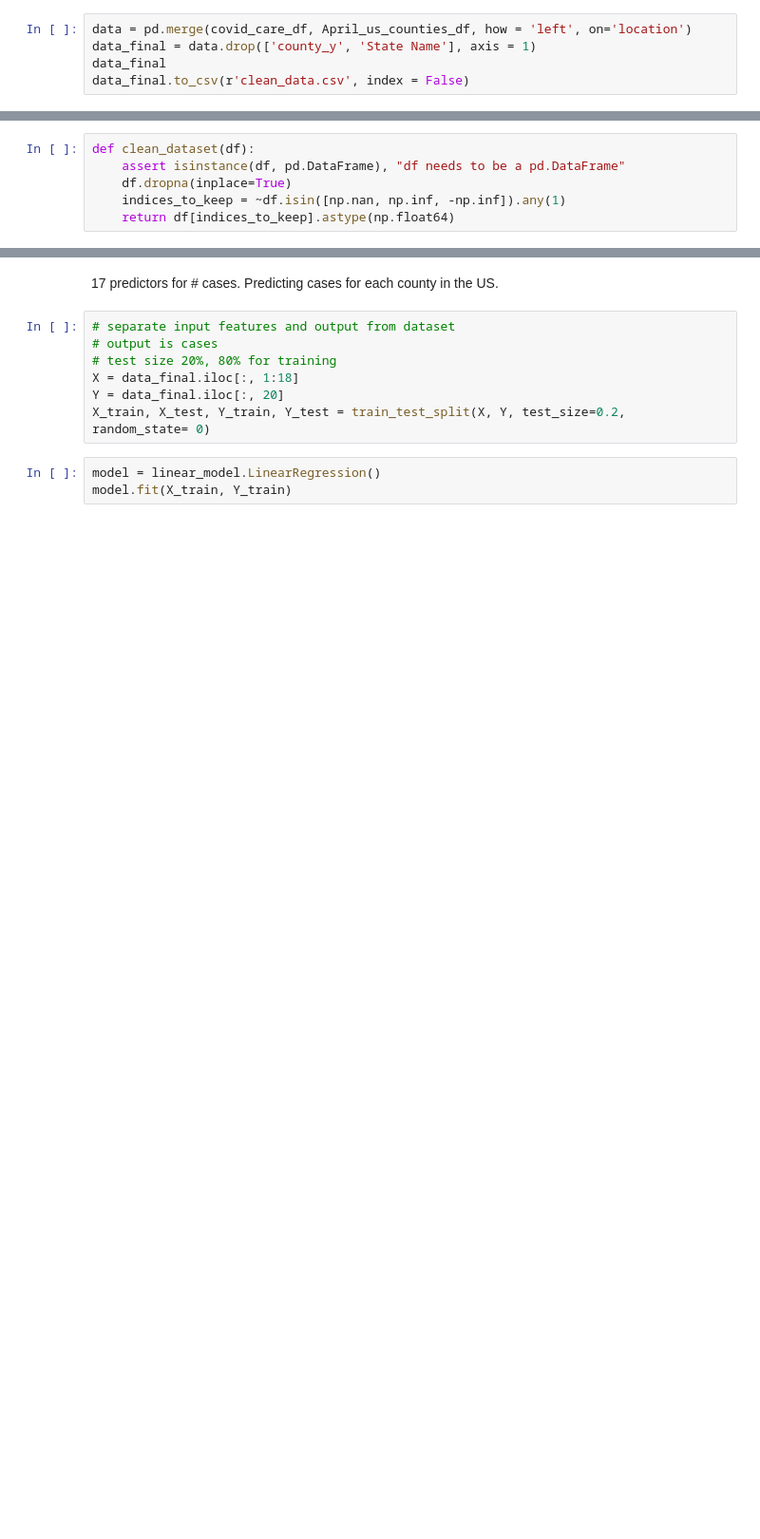
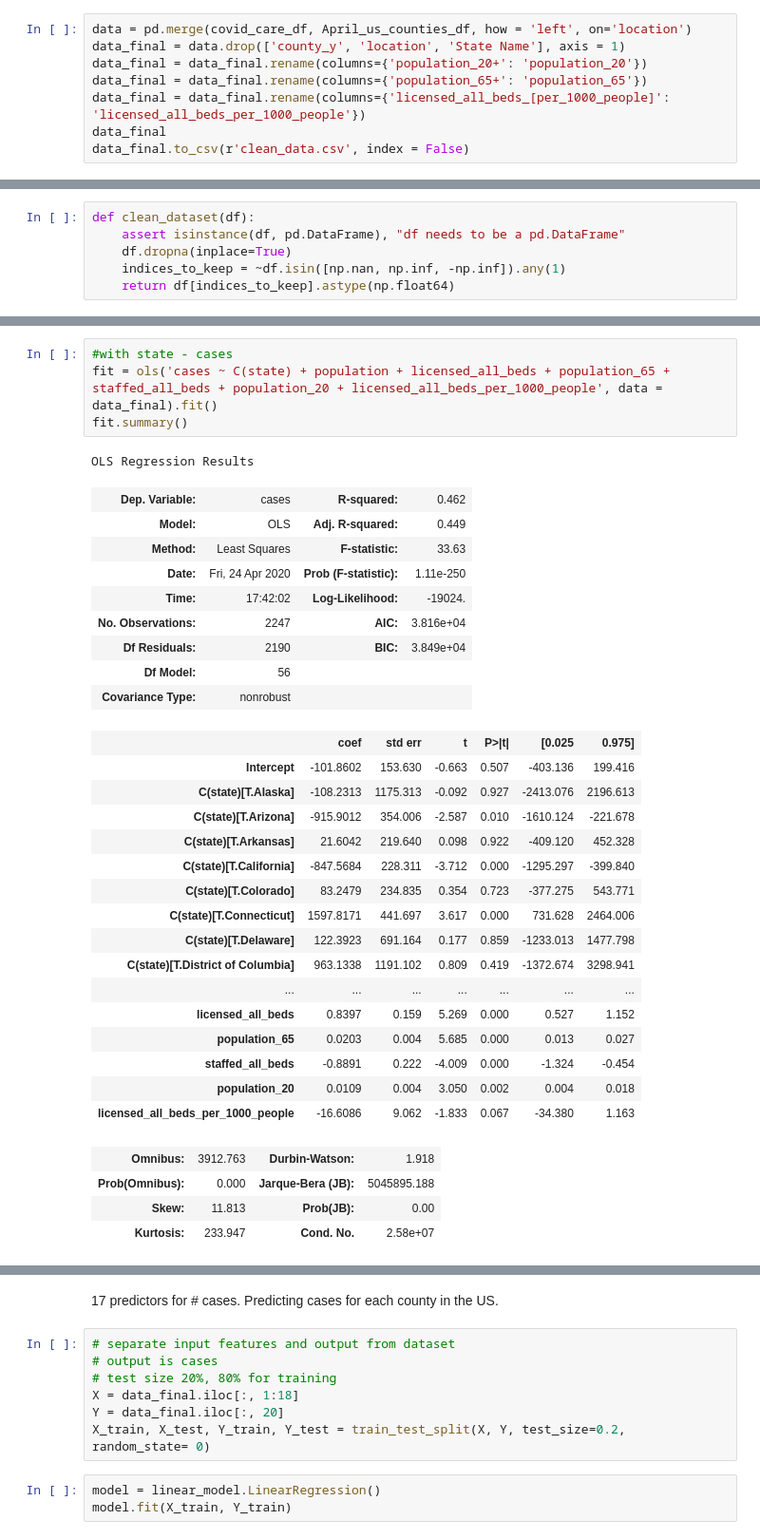
Before and after one commit to tiffttu/BINF_final, a Jupyter notebook: final_project.ipynb, the cells around one changed output, grey strips where cells are left out. Shown: that part at 95% size. Cells and saved outputs as stored; diff of their text form; blank space fills up the shorter version.

Commit message:
multiple linear regression

```diff
--- a/final_project.ipynb
+++ b/final_project.ipynb
@@ -70,6 +70,9 @@ April_us_counties_df
 We have 1568 counties recorded in the CovidCare dataset and 1654 counties recorded in the US cases of covid-19 dataset.
 # %%
 data = pd.merge(covid_care_df, April_us_counties_df, how = 'left', on='location')
-data_final = data.drop(['county_y', 'State Name'], axis = 1)
+data_final = data.drop(['county_y', 'location', 'State Name'], axis = 1)
+data_final = data_final.rename(columns={'population_20+': 'population_20'})
+data_final = data_final.rename(columns={'population_65+': 'population_65'})
+data_final = data_final.rename(columns={'licensed_all_beds_[per_1000_people]': 'licensed_all_beds_per_1000_people'})
 data_final
 data_final.to_csv(r'clean_data.csv', index = False)
@@ -111,0 +136,35 @@ def clean_dataset(df):
+# %%
+#with state - cases
+fit = ols('cases ~ C(state) + population + licensed_all_beds + population_65 + staffed_all_beds + population_20 + licensed_all_beds_per_1000_people', data = data_final).fit()
+fit.summary()
+# %% [output]
+OLS Regression Results
+| Dep. Variable: | cases | R-squared: | 0.462 |
+| Model: | OLS | Adj. R-squared: | 0.449 |
+| Method: | Least Squares | F-statistic: | 33.63 |
+| Date: | Fri, 24 Apr 2020 | Prob (F-statistic): | 1.11e-250 |
+| Time: | 17:42:02 | Log-Likelihood: | -19024. |
+| No. Observations: | 2247 | AIC: | 3.816e+04 |
+| Df Residuals: | 2190 | BIC: | 3.849e+04 |
+| Df Model: | 56 |  |  |
+| Covariance Type: | nonrobust |  |  |
+|  | coef | std err | t | P>|t| | [0.025 | 0.975] |
+| Intercept | -101.8602 | 153.630 | -0.663 | 0.507 | -403.136 | 199.416 |
+| C(state)[T.Alaska] | -108.2313 | 1175.313 | -0.092 | 0.927 | -2413.076 | 2196.613 |
+| C(state)[T.Arizona] | -915.9012 | 354.006 | -2.587 | 0.010 | -1610.124 | -221.678 |
+| C(state)[T.Arkansas] | 21.6042 | 219.640 | 0.098 | 0.922 | -409.120 | 452.328 |
+| C(state)[T.California] | -847.5684 | 228.311 | -3.712 | 0.000 | -1295.297 | -399.840 |
+| C(state)[T.Colorado] | 83.2479 | 234.835 | 0.354 | 0.723 | -377.275 | 543.771 |
+| C(state)[T.Connecticut] | 1597.8171 | 441.697 | 3.617 | 0.000 | 731.628 | 2464.006 |
+| C(state)[T.Delaware] | 122.3923 | 691.164 | 0.177 | 0.859 | -1233.013 | 1477.798 |
+| C(state)[T.District of Columbia] | 963.1338 | 1191.102 | 0.809 | 0.419 | -1372.674 | 3298.941 |
+| ... | ... | ... | ... | ... | ... | ... |
+| licensed_all_beds | 0.8397 | 0.159 | 5.269 | 0.000 | 0.527 | 1.152 |
+| population_65 | 0.0203 | 0.004 | 5.685 | 0.000 | 0.013 | 0.027 |
+| staffed_all_beds | -0.8891 | 0.222 | -4.009 | 0.000 | -1.324 | -0.454 |
+| population_20 | 0.0109 | 0.004 | 3.050 | 0.002 | 0.004 | 0.018 |
+| licensed_all_beds_per_1000_people | -16.6086 | 9.062 | -1.833 | 0.067 | -34.380 | 1.163 |
+| Omnibus: | 3912.763 | Durbin-Watson: | 1.918 |
+| Prob(Omnibus): | 0.000 | Jarque-Bera (JB): | 5045895.188 |
+| Skew: | 11.813 | Prob(JB): | 0.00 |
+| Kurtosis: | 233.947 | Cond. No. | 2.58e+07 |
```
Also changed, not shown: parts of 8 cells of this notebook, 1 other file.
